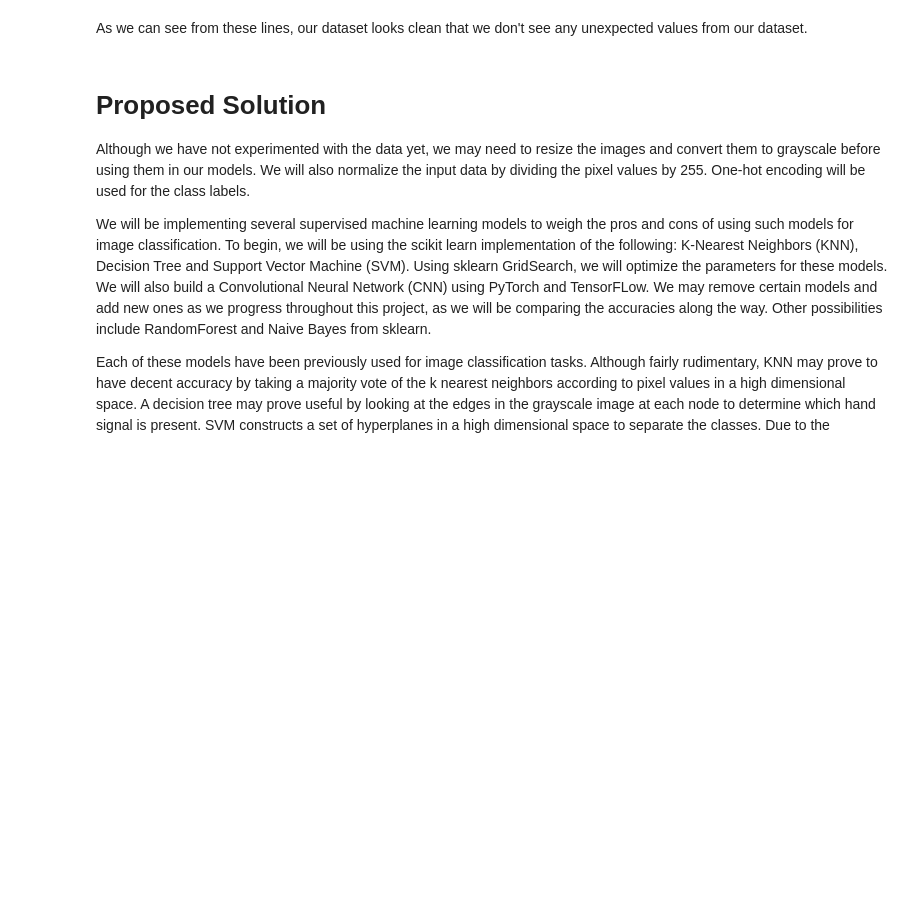
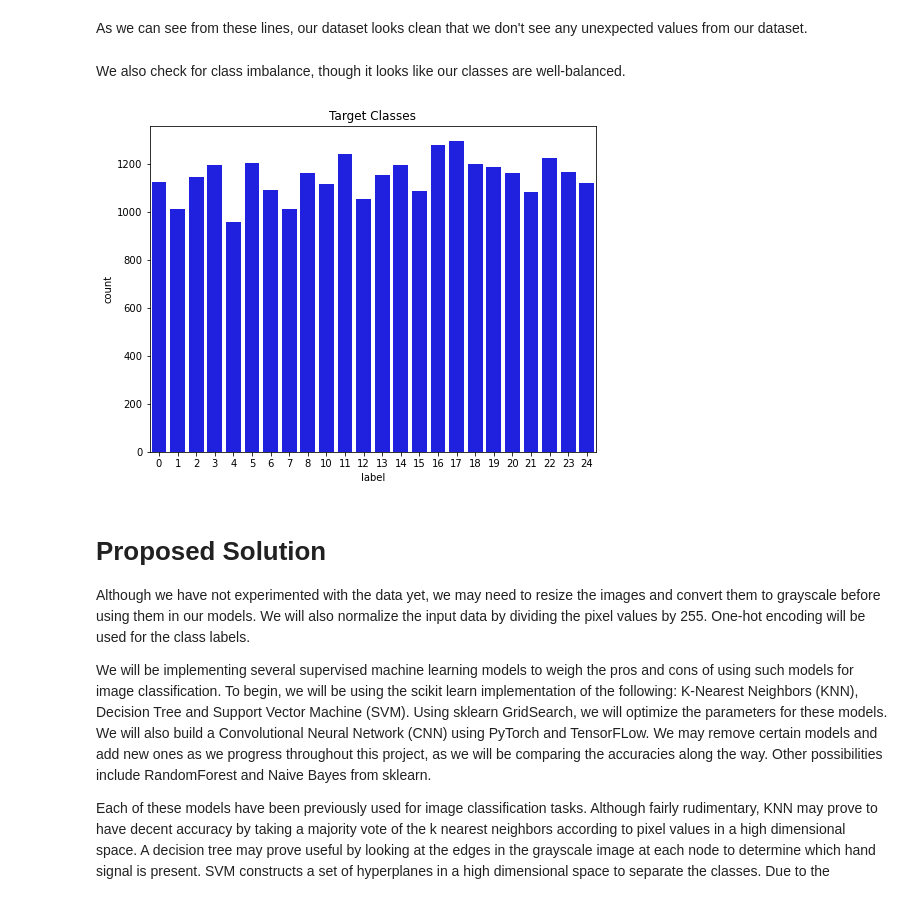
Before and after one commit to brip/ASL-hand-gesture-classificaiton, a Jupyter notebook: Checkpoint_group031.ipynb, the cells around one changed output. Cells and saved outputs as stored; diff of their text form; code cells hidden in the pictures; blank space fills up the shorter version.

Commit message:
add class counts plot

```diff
--- a/Checkpoint_group031.ipynb
+++ b/Checkpoint_group031.ipynb
@@ -78,6 +79,15 @@ for i in range(1, 785):
         print("Unexpected value encountered in pixel column {value}".format(value=i))
 # %% [markdown]
 As we can see from these lines, our dataset looks clean that we don't see any unexpected values from our dataset.
+# %% [markdown]
+We also check for class imbalance, though it looks like our classes are well-balanced.
+# %%
+plt.figure(figsize = (8,6))
+sns.countplot(x = data['label'], color = 'b')
+plt.title('Target Classes')
+plt.show()
+# %% [output]
+[figure, added]
 # %% [markdown]
 # Proposed Solution
 
```
Also changed, not shown: parts of 1 cell of this notebook.
